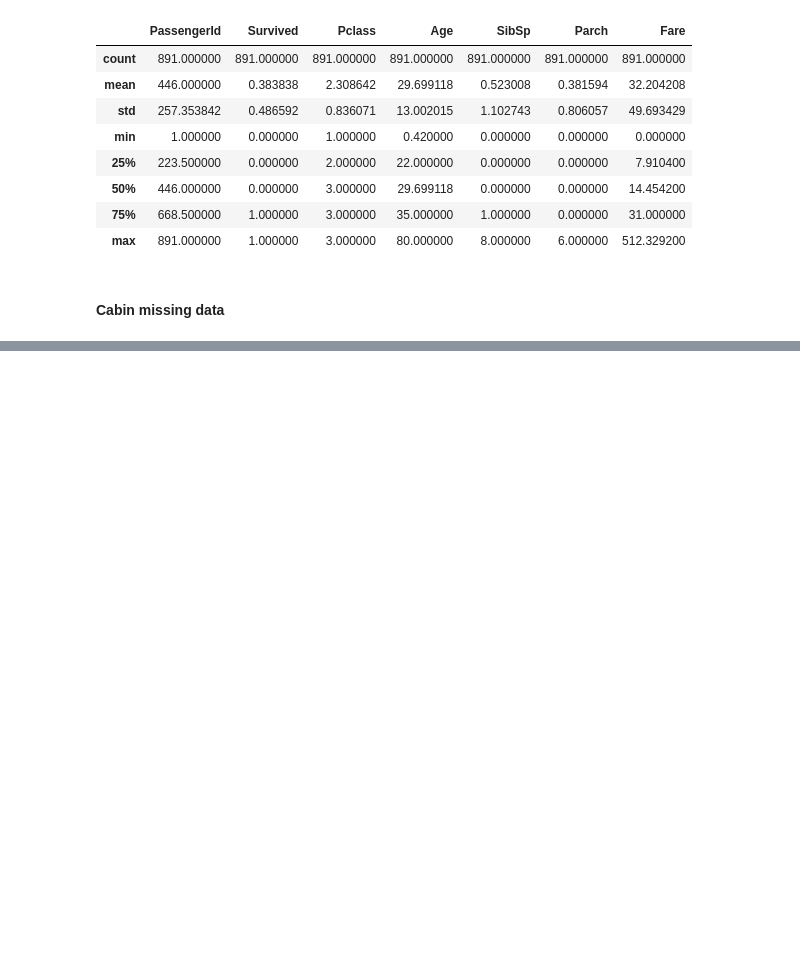
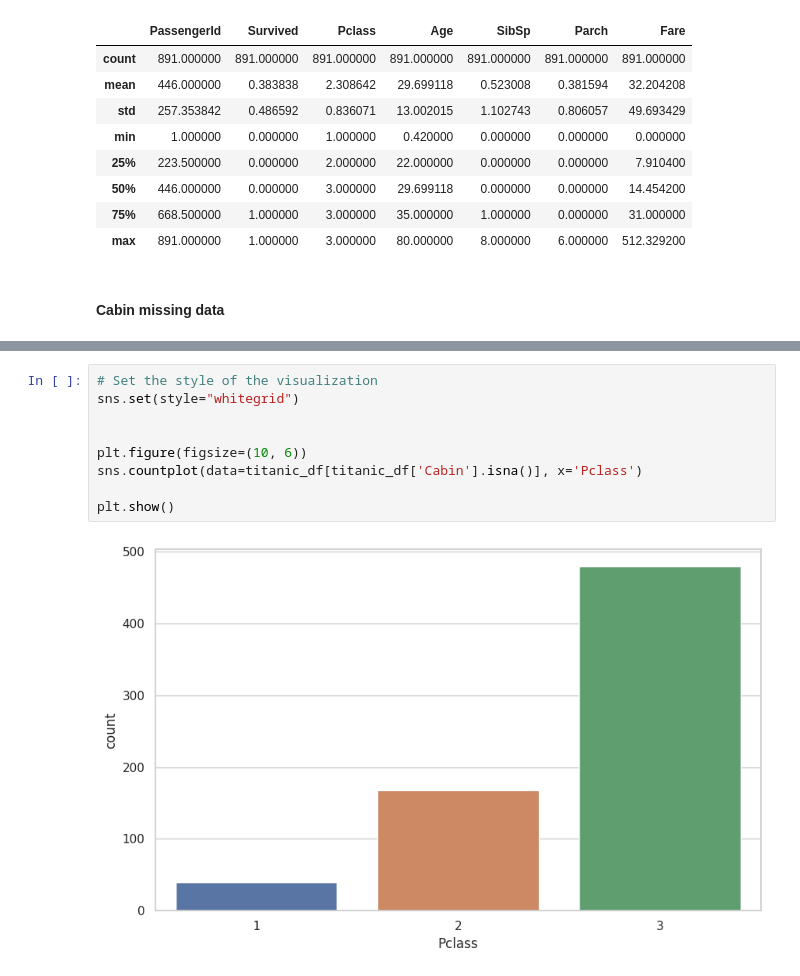
Before and after one commit to sivani-tutika/kaggle, a Jupyter notebook: Titanic - Machine Learning from Disaster/titanic01.ipynb, the cells around one changed output, grey strips where cells are left out. Cells and saved outputs as stored; diff of their text form; blank space fills up the shorter version.

```diff
--- a/Titanic - Machine Learning from Disaster/titanic01.ipynb
+++ b/Titanic - Machine Learning from Disaster/titanic01.ipynb
@@ -528,0 +610,11 @@ titanic_df.describe()
+# %%
+# Set the style of the visualization
+sns.set(style="whitegrid")
+
+
+plt.figure(figsize=(10, 6))
+sns.countplot(data=titanic_df[titanic_df['Cabin'].isna()], x='Pclass')
+
+plt.show()
+# %% [output]
+[figure, added]
```
Also changed, not shown: parts of 16 cells of this notebook.
